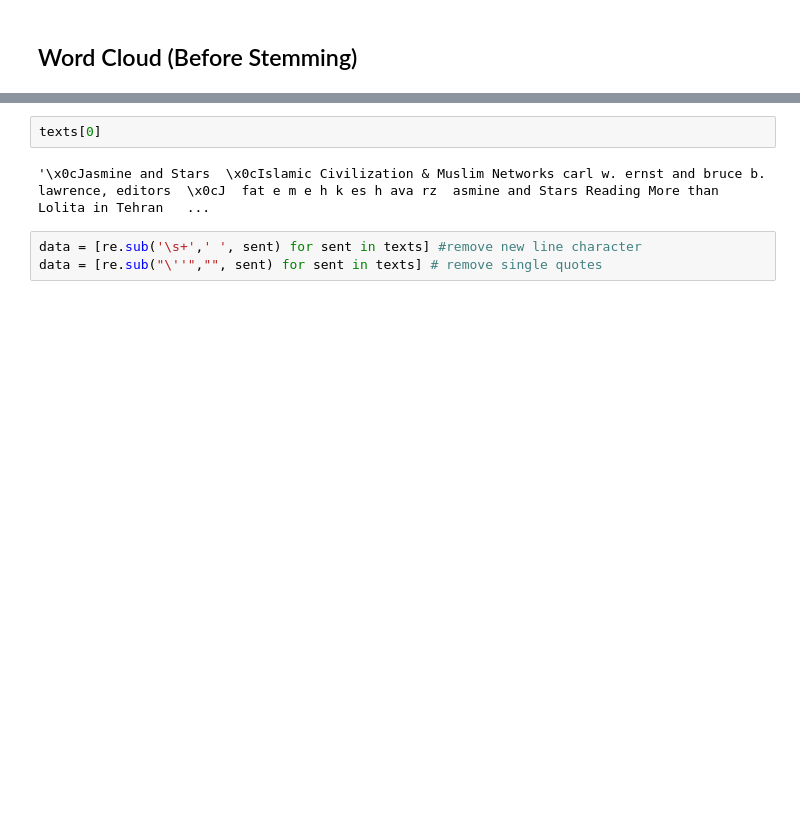
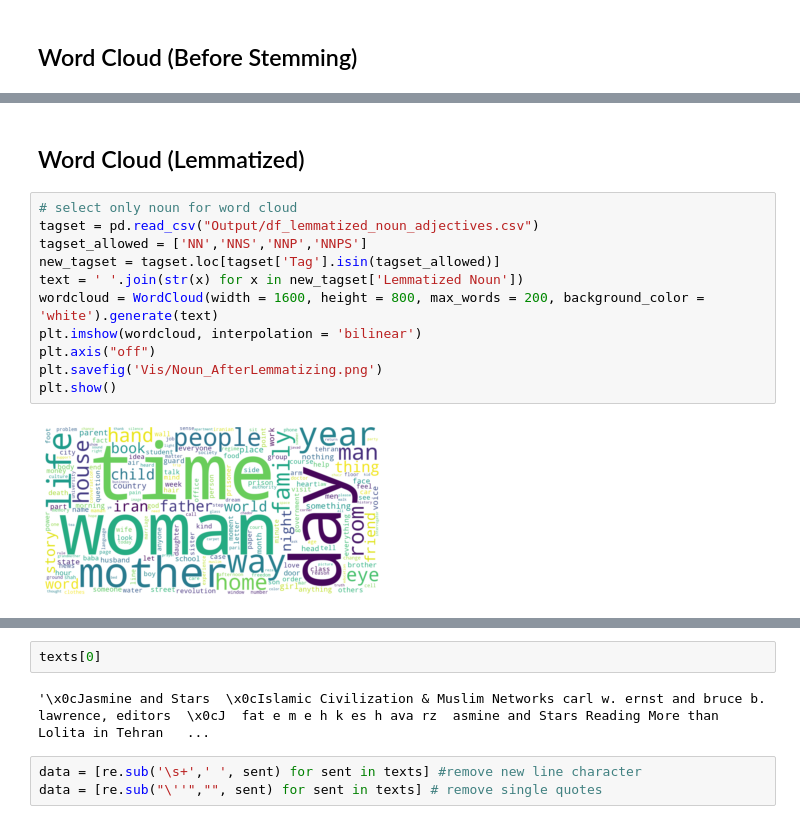
Before and after one commit to chu4276/Text-Analytics-Project, a Jupyter notebook: CDS590.ipynb, the cells around one changed output, grey strips where cells are left out. Saved outputs shown, nothing was run; the diff lists cells and outputs as text; blank space fills up the shorter version.

```diff
--- a/CDS590.ipynb
+++ b/CDS590.ipynb
@@ -463,0 +398,15 @@ texts = open('sent_token.txt', 'r', encoding = 'utf-8').readlines()
+# %% [markdown]
+## Word Cloud (Lemmatized)
+# %%
+# select only noun for word cloud
+tagset = pd.read_csv("Output/df_lemmatized_noun_adjectives.csv")
+tagset_allowed = ['NN','NNS','NNP','NNPS']
+new_tagset = tagset.loc[tagset['Tag'].isin(tagset_allowed)]
+text = ' '.join(str(x) for x in new_tagset['Lemmatized Noun'])
+wordcloud = WordCloud(width = 1600, height = 800, max_words = 200, background_color = 'white').generate(text)
+plt.imshow(wordcloud, interpolation = 'bilinear')
+plt.axis("off")
+plt.savefig('Vis/Noun_AfterLemmatizing.png')
+plt.show()
+# %% [output]
+[figure, added]
```
Also changed, not shown: parts of 98 cells of this notebook, 42 other files.
